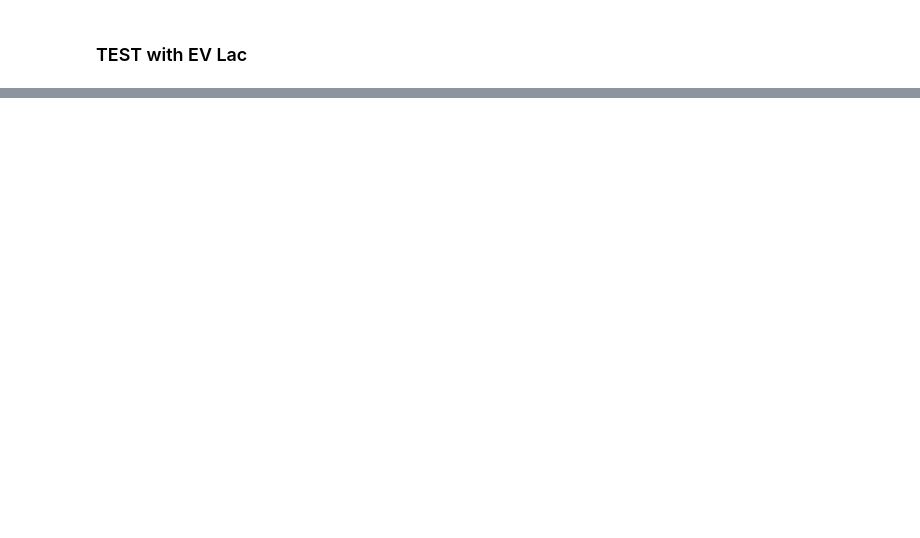
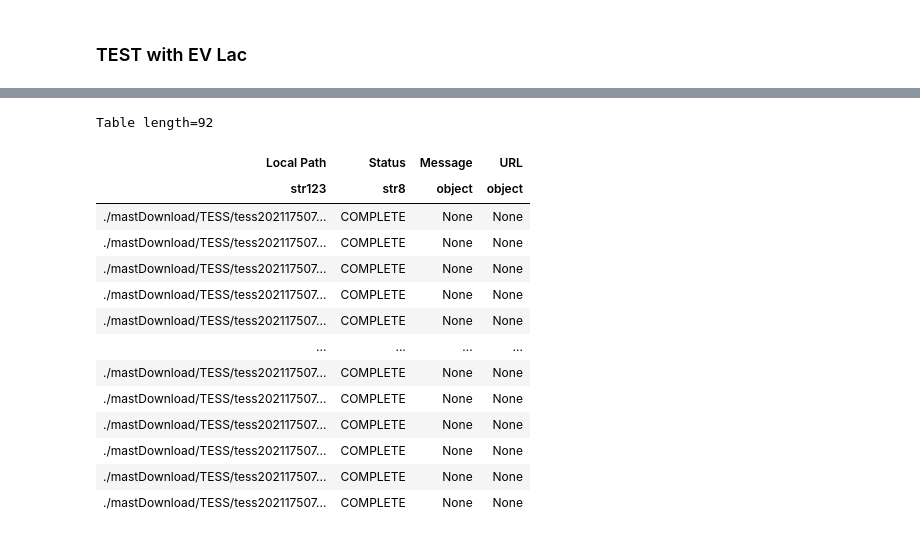
Before and after one commit to MillionConcepts/tess_swift_afpsc, a Jupyter notebook: QPPs/moonbow-main/moonbow/QPP_find.ipynb, the cells around one changed output, grey strips where cells are left out. Cells and saved outputs as stored; diff of their text form; code cells hidden in the pictures; blank space fills up the shorter version.

Commit message:
attempt with astroquery to find data to run through algorithm, got data but don't know how to get it out of table form

```diff
--- a/QPPs/moonbow-main/moonbow/QPP_find.ipynb
+++ b/QPPs/moonbow-main/moonbow/QPP_find.ipynb
@@ -410,0 +416,9 @@ manifest = Observations.download_products(dataproducts, productType="SCIENCE")
+# %%
+tess_20sec = Observations.query_criteria(obs_collection = 'TESS', sequence_number = [40], t_exptime = [20],
+                                         dataproduct_type = "timeseries")
+# %%
+test_set = tess_20sec[:99]
+# %%
+dataproducts = Observations.get_product_list(test_set)
+# %%
+manifest = Observations.download_products(dataproducts, productType="SCIENCE",productSubGroupDescription='LC')
@@ -410,0 +443,18 @@ manifest = Observations.download_products(dataproducts, productType="SCIENCE")
+# %%
+manifest
+# %% [output]
+Table length=92
+| Local Path | Status | Message | URL |
+| str123 | str8 | object | object |
+| ./mastDownload/TESS/tess202117507... | COMPLETE | None | None |
+| ./mastDownload/TESS/tess202117507... | COMPLETE | None | None |
+| ./mastDownload/TESS/tess202117507... | COMPLETE | None | None |
+| ./mastDownload/TESS/tess202117507... | COMPLETE | None | None |
+| ./mastDownload/TESS/tess202117507... | COMPLETE | None | None |
+| ... | ... | ... | ... |
+| ./mastDownload/TESS/tess202117507... | COMPLETE | None | None |
+| ./mastDownload/TESS/tess202117507... | COMPLETE | None | None |
+| ./mastDownload/TESS/tess202117507... | COMPLETE | None | None |
+| ./mastDownload/TESS/tess202117507... | COMPLETE | None | None |
+| ./mastDownload/TESS/tess202117507... | COMPLETE | None | None |
+| ./mastDownload/TESS/tess202117507... | COMPLETE | None | None |
```
Also changed, not shown: parts of 8 cells of this notebook.
